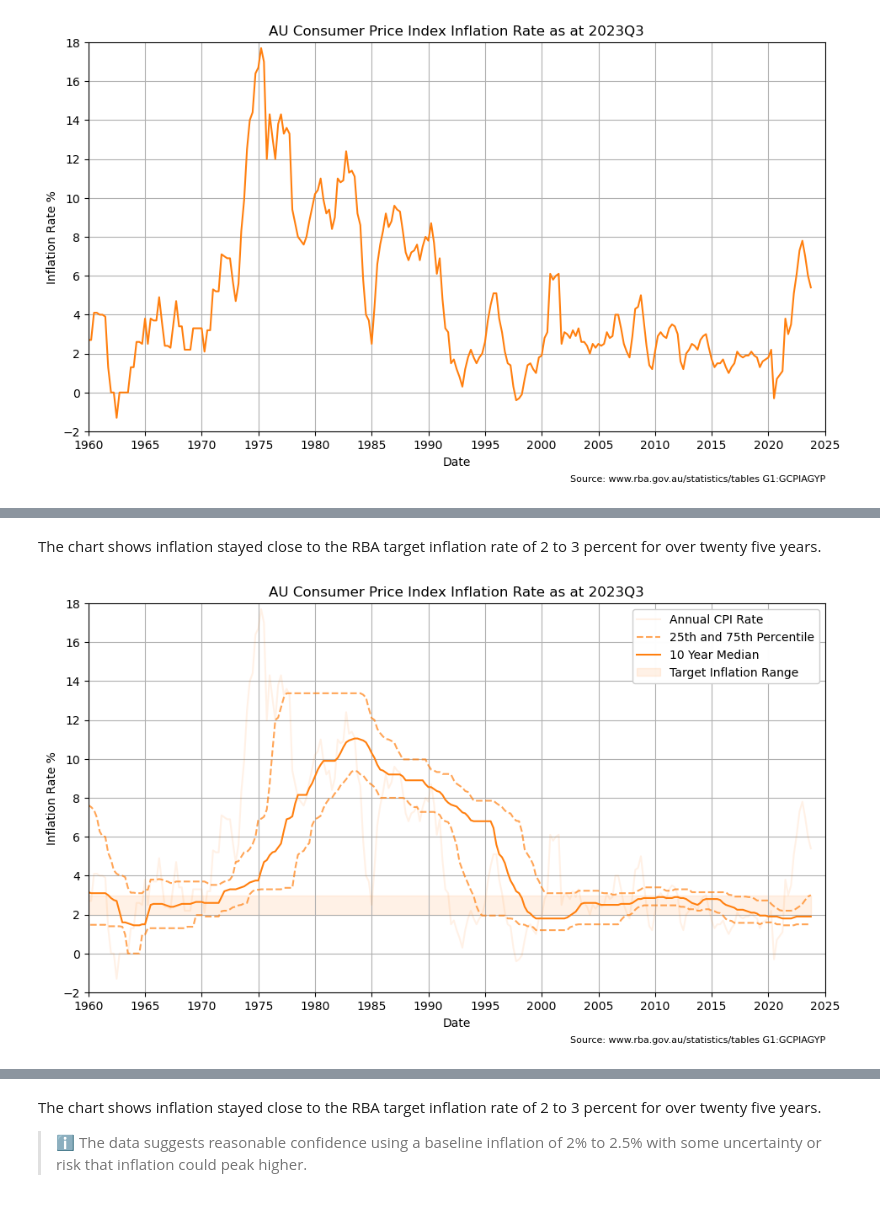
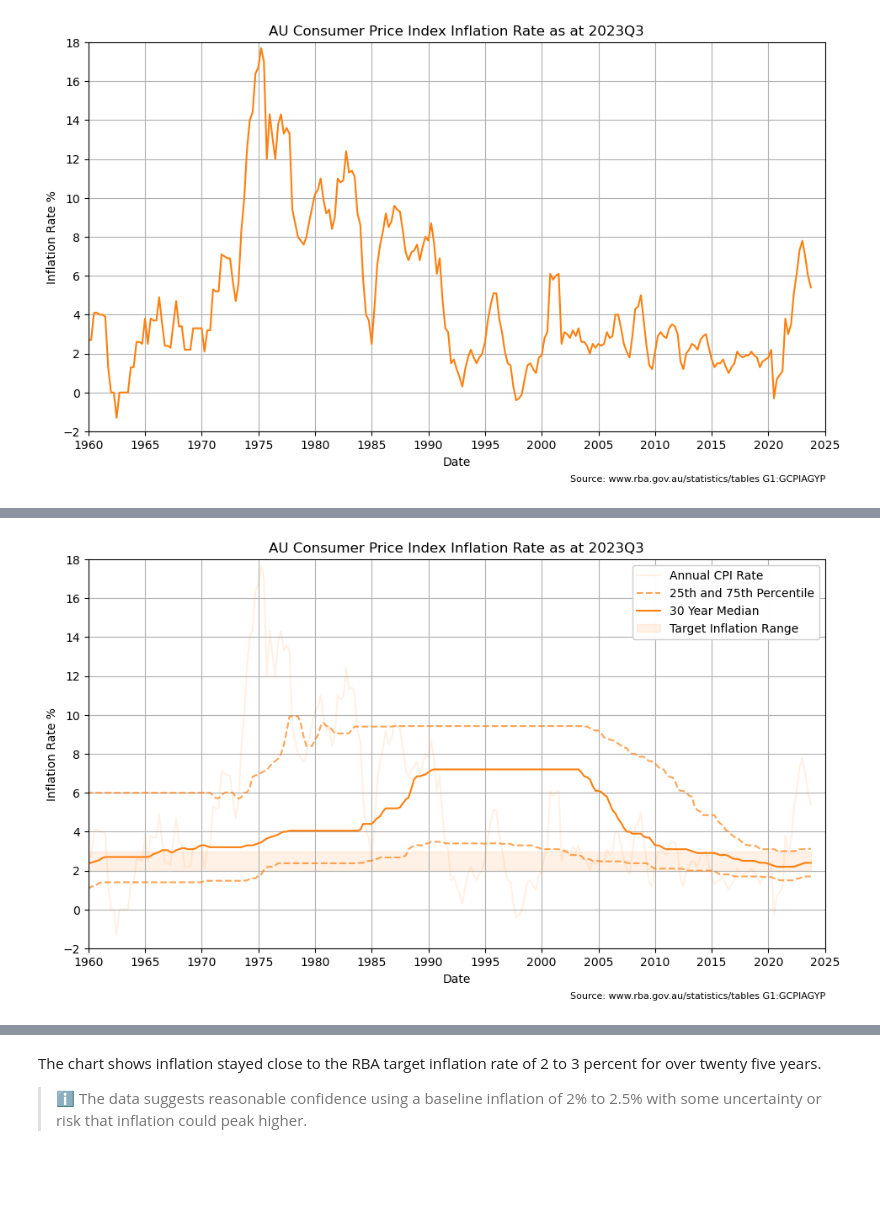
Before and after one commit to mikejonestechno/investment-analytics, a Jupyter notebook: notebooks/inflation.ipynb, the cells around one changed output, grey strips where cells are left out. Saved outputs shown, nothing was run; the diff lists cells and outputs as text; code cells hidden in the pictures; blank space fills up the shorter version.

```diff
--- a/notebooks/inflation.ipynb
+++ b/notebooks/inflation.ipynb
@@ -187,11 +187,9 @@ def plot_percentiles(df, percentiles, multi_year):
     legend.get_frame().set_alpha(0.98)
     plt.show()
 # %%
-plot_percentiles(df_inflation, percentiles, multi_year)
+plot_percentiles(df_inflation, percentiles, multi_year*multi_year_extended)
 # %% [output]
-
-The chart shows inflation stayed close to the RBA target inflation rate of 2 to 3 percent for over twenty five years.
-[figure, old version]
+[figure, new version]
 # %%
 # Replace headings for percentile column headings
 headings = table.split('\n')[0].split('|')[2:-1]
```
Also changed, not shown: parts of 4 cells of this notebook, 1 other file.
